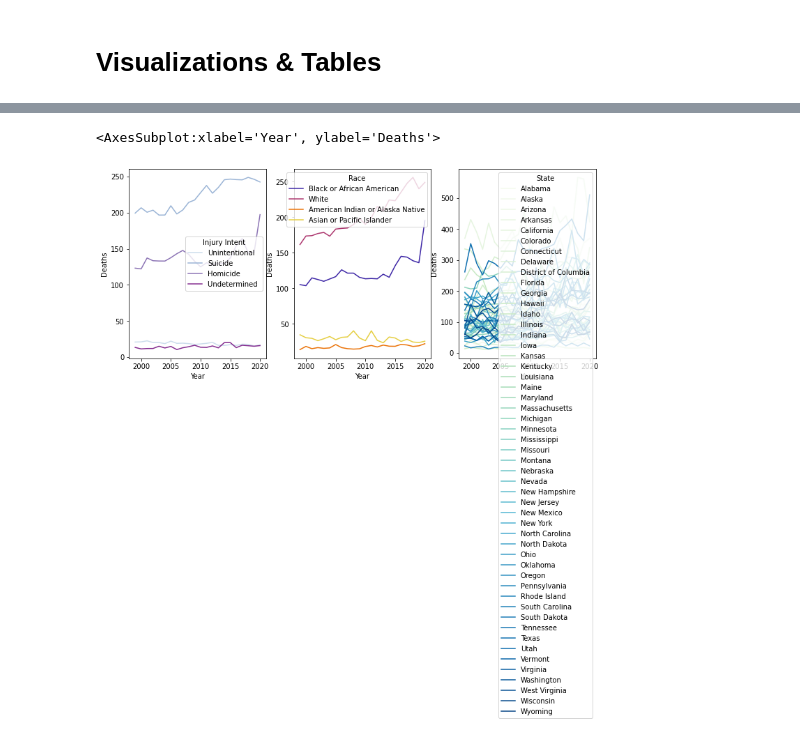
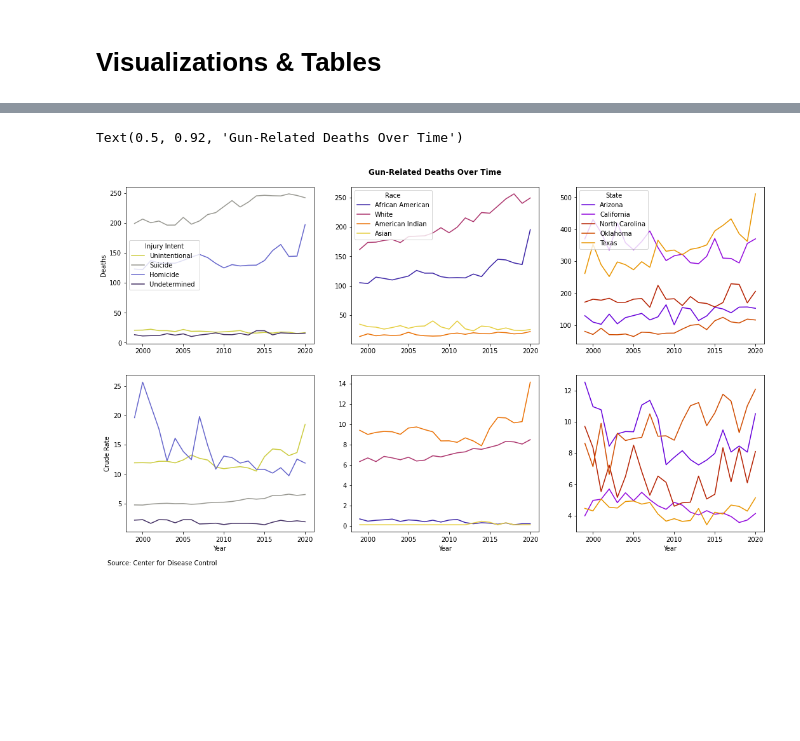
Before and after one commit to Arthur-Langlois/seminar, a Jupyter notebook: code/eda.ipynb, the cells around one changed output, grey strips where cells are left out. Drawn from its saved outputs; the diff is of its cells as text; code cells hidden in the pictures; blank space fills up the shorter version.

```diff
--- a/code/eda.ipynb
+++ b/code/eda.ipynb
@@ -91,6 +91,10 @@ import sidetable
 df = pd.read_excel('../data/cdc_wonder.xlsx')
 df = df[['State', 'Injury Intent', 'Year', 'Race', 'Deaths', 'Population', 'Crude Rate']]
 df['Crude Rate'] = df['Crude Rate'].replace(r'Unreliable', np.NaN, regex=True)
+df['Race'] = df['Race'].replace('Black or African American', 'African American', regex = True)
+df['Race'] = df['Race'].replace('American Indian or Alaska Native', 'American Indian', regex = True)
+df['Race'] = df['Race'].replace('Asian or Pacific Islander', 'Asian', regex = True)
+violent_state = df[(df['State'] == 'Texas') | (df['State'] == 'California') | (df['State'] == 'Arizona') | (df['State'] == 'North Carolina') | (df['State'] == 'Oklahoma')]
 # %% [markdown]
 # Visualizations & Tables
 # %%
@@ -146,8 +190,33 @@ sns.lineplot(x="Year", y="Crude Rate", hue="Injury Intent", data=df, ax = axes2[
 # %%
-f, axes3 = plt.subplots(1, 3, figsize=(12,5))
-sns.lineplot(x="Year", y="Deaths", hue="Injury Intent", data=df, ax = axes3[0], palette = 'BuPu', ci = None)
-sns.lineplot(x="Year", y="Deaths", hue="Race", data=df, ax = axes3[1], palette = 'CMRmap', ci = None)
-sns.lineplot(x="Year", y="Deaths", hue='State', data=df, ax = axes3[2], palette = 'GnBu', ci = None)
+#GUN DEAHTHS OVER TIME
+f, axes5 = plt.subplots(2, 3, figsize=(18,10))
+sns.lineplot(x="Year", y="Deaths", hue="Injury Intent", data=df, ax = axes5[0][0], palette = 'gist_stern_r', ci = None)
+sns.move_legend(axes5[0][0], "center left")
+sns.lineplot(x="Year", y="Deaths", hue="Race", data=df, ax = axes5[0][1], palette = 'CMRmap', ci = None)
+sns.lineplot(x="Year", y="Deaths", hue='State', data=violent_state, ax = axes5[0][2], palette = 'gnuplot', ci = None)
+sns.move_legend(axes5[0][2], "upper left")
+
+sns.lineplot(x="Year", y="Crude Rate", hue="Race", data=df, ax = axes5[1][0], palette = 'gist_stern_r', ci = None, legend = False)
+sns.lineplot(x="Year", y="Crude Rate", hue="Injury Intent", data=df, ax = axes5[1][1], palette = 'CMRmap', ci = None, legend = False)
+sns.lineplot(x="Year", y="Crude Rate", hue='State', data=violent_state, ax = axes5[1][2], palette = 'gnuplot', ci = None, legend = False)
+
+
+axes5[0][1].set(ylabel=None)
+axes5[0][2].set(ylabel=None)
+axes5[1][1].set(ylabel=None)
+axes5[1][2].set(ylabel=None)
+
+axes5[0][0].set(xlabel=None)
+axes5[0][1].set(xlabel=None)
+axes5[0][2].set(xlabel=None)
+
+
+plt.annotate('Source: Center for Disease Control', xy = (-2.5, -0.2),
+            xycoords='axes fraction',
+            ha='left',
+            va="center",
+            fontsize=10)
+f.suptitle('Gun-Related Deaths Over Time', y= 0.92, fontweight = 'bold')
 # %% [output]
-<AxesSubplot:xlabel='Year', ylabel='Deaths'>
+Text(0.5, 0.92, 'Gun-Related Deaths Over Time')
-[figure, old version]
+[figure, new version]
```
Also changed, not shown: parts of 7 cells of this notebook, 13 other files.
